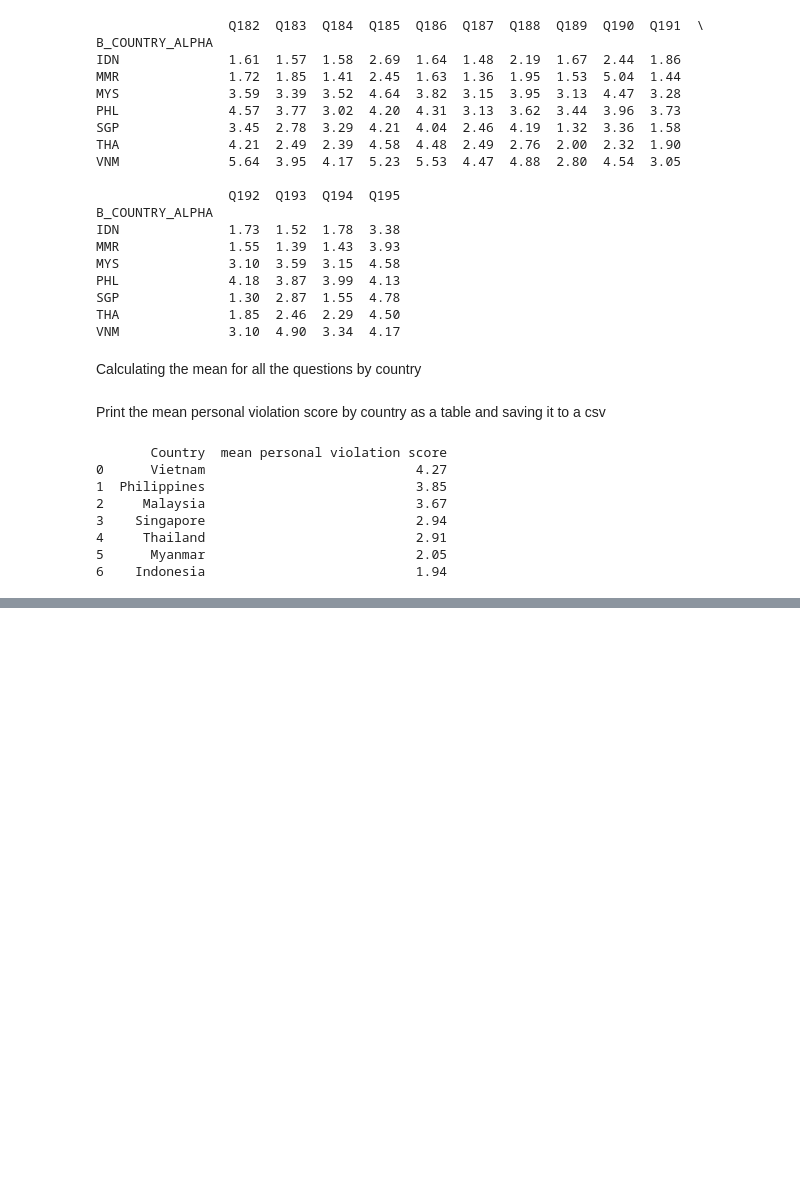
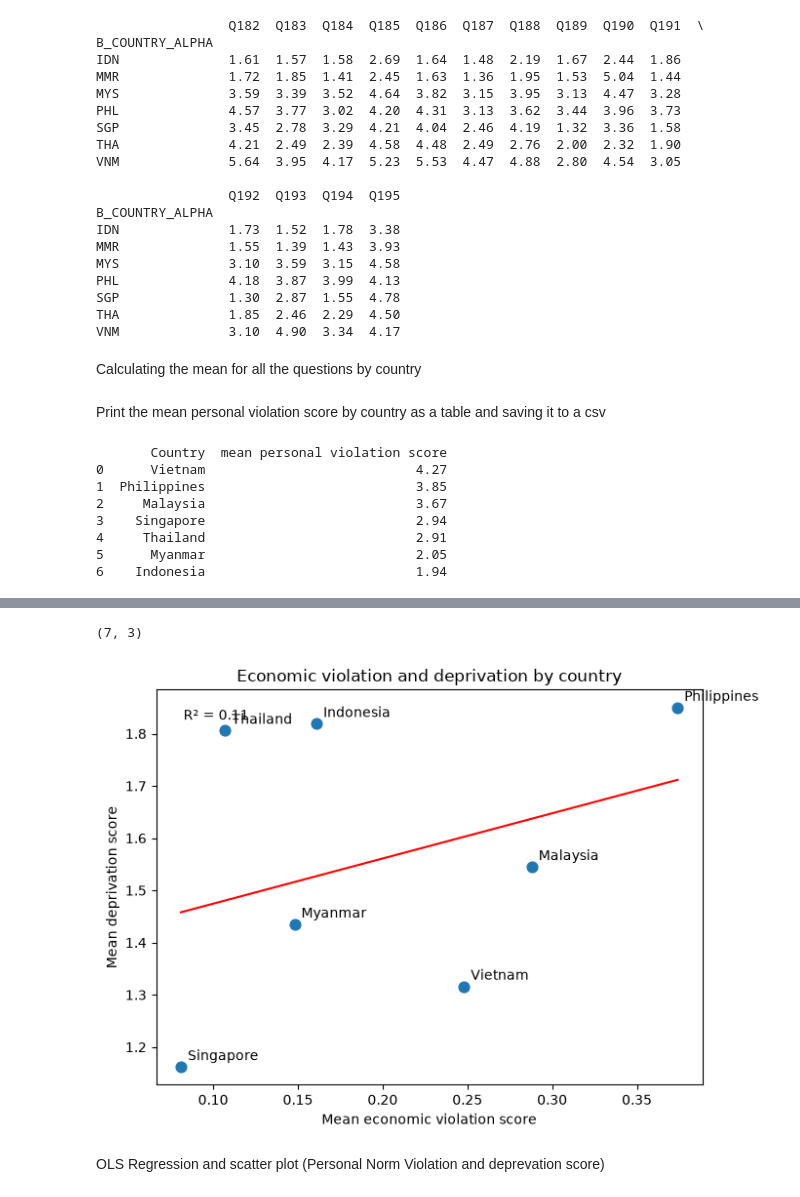
Before and after one commit to clairetanyien/hs4002-beagle-2026, a Jupyter notebook: code/Untitled-2.ipynb, the cells around one changed output, grey strips where cells are left out. Cells and saved outputs as stored; diff of their text form; code cells hidden in the pictures; blank space fills up the shorter version.

```diff
--- a/code/Untitled-2.ipynb
+++ b/code/Untitled-2.ipynb
@@ -144,3 +177,7 @@ Philippines         0.468           0.423     0.294         0.338    0.345
 Singapore           0.170           0.091     0.039         0.060    0.046
 Thailand            0.136           0.137     0.092         0.083    0.086
 Vietnam             0.392           0.269     0.166         0.204    0.211
+# %%
+#calculating the mean Economic Violation (EV) score
+result_df_rescaled['EV_mean'] = result_df_rescaled.mean(axis=1)
+result_df_rescaled.round(3)
@@ -146,0 +194,11 @@ Vietnam             0.392           0.269     0.166         0.204    0.211
+# %%
+#putting the aggregate Economic Violation (EV) score into a data frame
+EV_df = (
+    result_df_rescaled['EV_mean']
+    .round(3)
+    .reset_index()
+    .rename(columns={'index': 'country'})
+    .sort_values('EV_mean', ascending=False)
+    .reset_index(drop=True)
+)
+EV_df
@@ -146,0 +214,5 @@ Vietnam             0.392           0.269     0.166         0.204    0.211
+# %%
+#renaming of column to "country"
+
+EV1_df = EV_df.rename(columns={'B_COUNTRY_ALPHA': 'country'})
+EV1_df
@@ -252,0 +388,38 @@ result.to_csv("country_mean_personal_violation_score.csv", index=False)
+# %%
+import matplotlib.pyplot as plt
+import numpy as np
+
+# make sure both tables have a 'country' column and the right score names
+EV1_df = EV1_df.rename(columns={EV1_df.columns[0]: 'country', EV1_df.columns[1]: 'EV_mean'})
+deprivation_df = deprivation_df.rename(columns={deprivation_df.columns[0]: 'country'})
+
+reg_df3 = EV1_df.merge(deprivation_df, on='country')
+print(reg_df3.shape)   # should be (7, 3)
+
+fig, ax = plt.subplots(figsize=(7, 5))
+ax.scatter(reg_df3['EV_mean'], reg_df3['deprivation_mean'], s=60)
+
+# label each point with its country
+for _, r in reg_df3.iterrows():
+    ax.annotate(r['country'], (r['EV_mean'], r['deprivation_mean']),
+                xytext=(5, 5), textcoords='offset points')
+
+# best fit line
+slope, intercept = np.polyfit(reg_df3['EV_mean'], reg_df3['deprivation_mean'], 1)
+x = np.linspace(reg_df3['EV_mean'].min(), reg_df3['EV_mean'].max(), 100)
+ax.plot(x, intercept + slope * x, color='red')
+
+# R² on the plot
+r2 = np.corrcoef(reg_df3['EV_mean'], reg_df3['deprivation_mean'])[0, 1] ** 2
+ax.text(0.05, 0.95, f"R² = {r2:.2f}", transform=ax.transAxes, va='top')
+
+ax.set_xlabel('Mean economic violation score')
+ax.set_ylabel('Mean deprivation score')
+ax.set_title('Economic violation and deprivation by country')
+plt.tight_layout()
+plt.show()
+# %% [output]
+(7, 3)
+[figure, added]
+# %% [markdown]
+OLS Regression and scatter plot (Personal Norm Violation and deprevation score)
```
Also changed, not shown: parts of 11 cells of this notebook.
